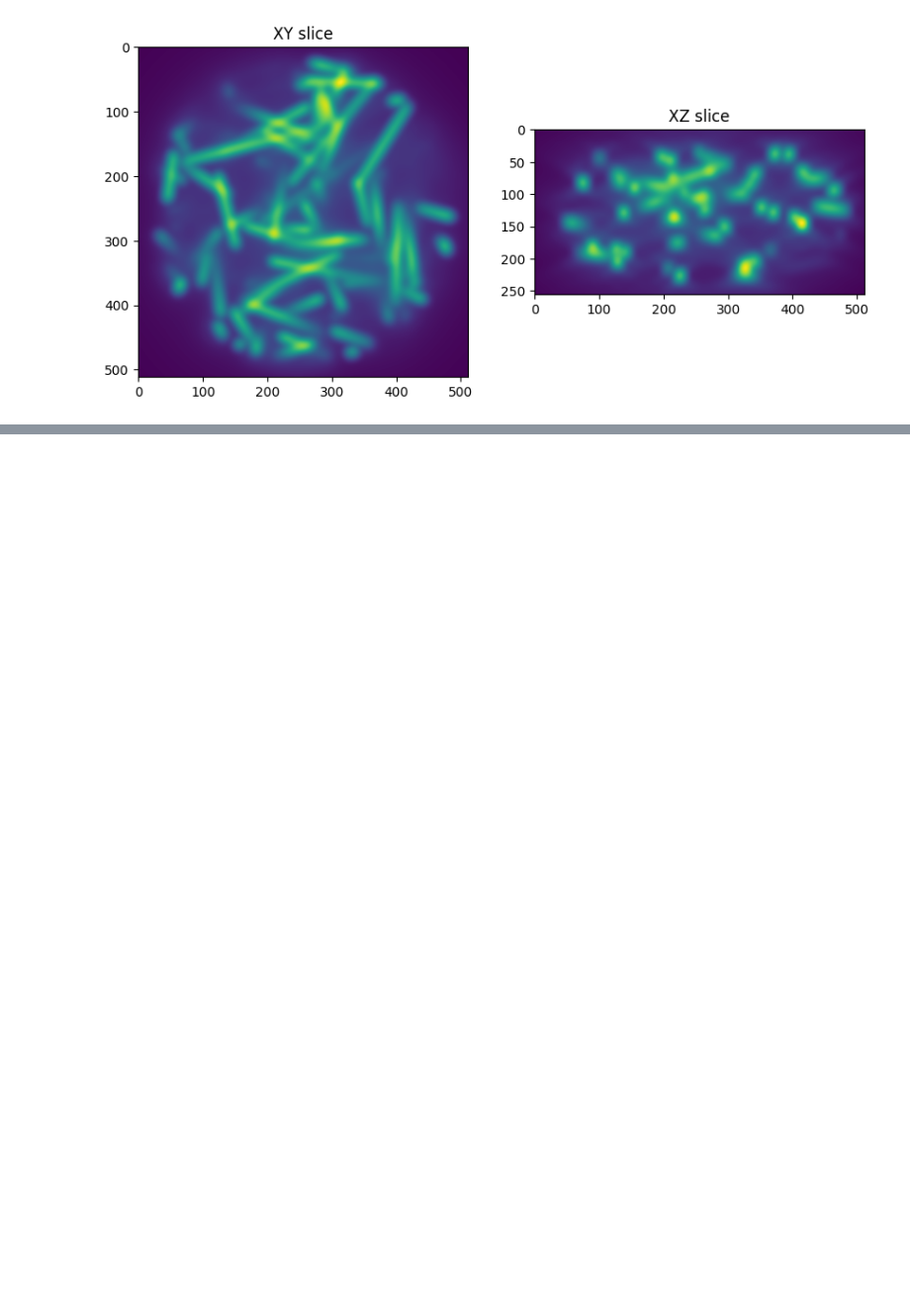
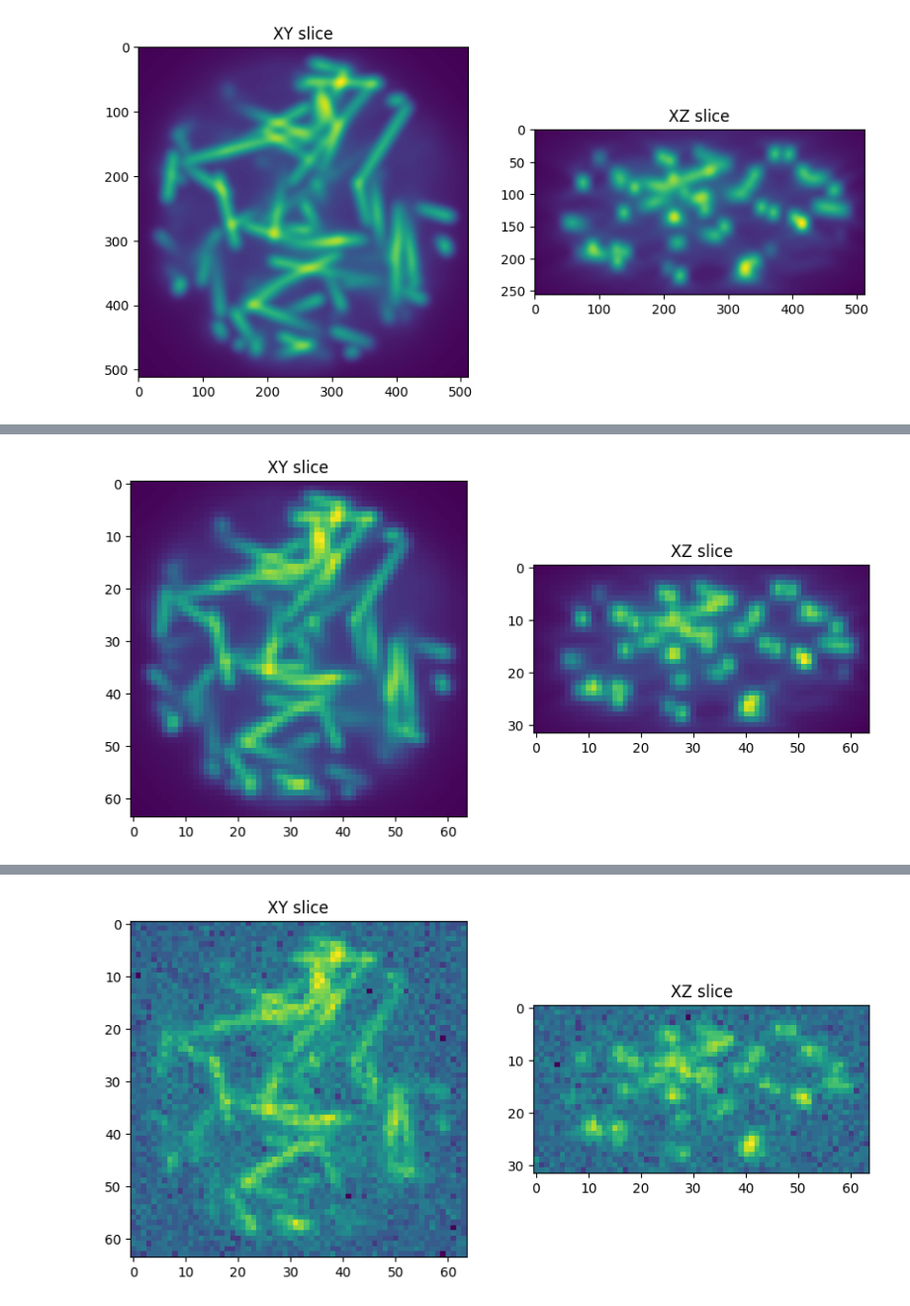
Before and after one commit to tlambert03/microsim, a Jupyter notebook: examples/confocal2.ipynb, the cells around one changed output, grey strips where cells are left out. Shown at 99% size. Drawn from its saved outputs; the diff is of its cells as text; code cells hidden in the pictures; blank space fills up the shorter version.

```diff
--- a/examples/confocal2.ipynb
+++ b/examples/confocal2.ipynb
@@ -8,17 +8,7 @@ sim = ms.Simulation(
     sample=ms.Sample(labels=[ms.MatsLines(density=1, length=8, azimuth=10, max_r=0.9)]),
     modality=ms.Confocal(pinhole_au=0.4),
     detector=ms.CameraCCD(
-        qe=0.82,
-        gain=1,
-        full_well=18000,  # e
-        dark_current=0.0005,  # e/pix/sec
-        clock_induced_charge=1,
-        read_noise=6,
-        bit_depth=12,
-        offset=100,
-        # not used here
-        readout_rate=1,
-        photodiode_size=1,
+        qe=0.82, full_well=18000, read_noise=6, bit_depth=12, offset=100
     ),
     settings=ms.Settings(random_seed=100),
     output_path="au1.tif",
@@ -55,0 +34,7 @@ ortho_plot(noise_free_digital_image, mip=False)
+# %%
+noise_free_digital_image = sim.digital_image(optical_img, with_detector_noise=False)
+ortho_plot(noise_free_digital_image, mip=False)
+
+realistic_digital_image = sim.digital_image(optical_img, with_detector_noise=True)
+ortho_plot(realistic_digital_image, mip=False)
+# %% [output]
@@ -55,0 +42 @@ ortho_plot(noise_free_digital_image, mip=False)
+[figure, added]
@@ -55,0 +44 @@ ortho_plot(noise_free_digital_image, mip=False)
+[figure, added]
```
Also changed, not shown: parts of 3 cells of this notebook, 3 other files.
